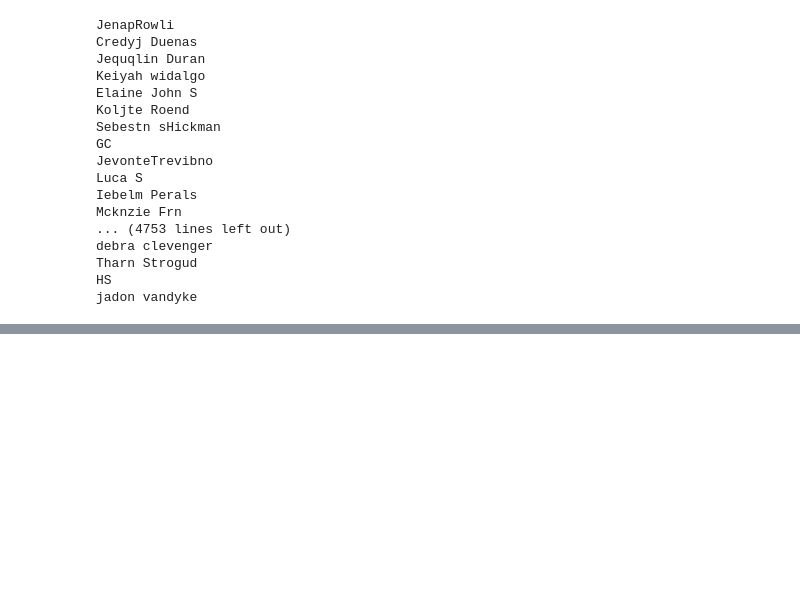
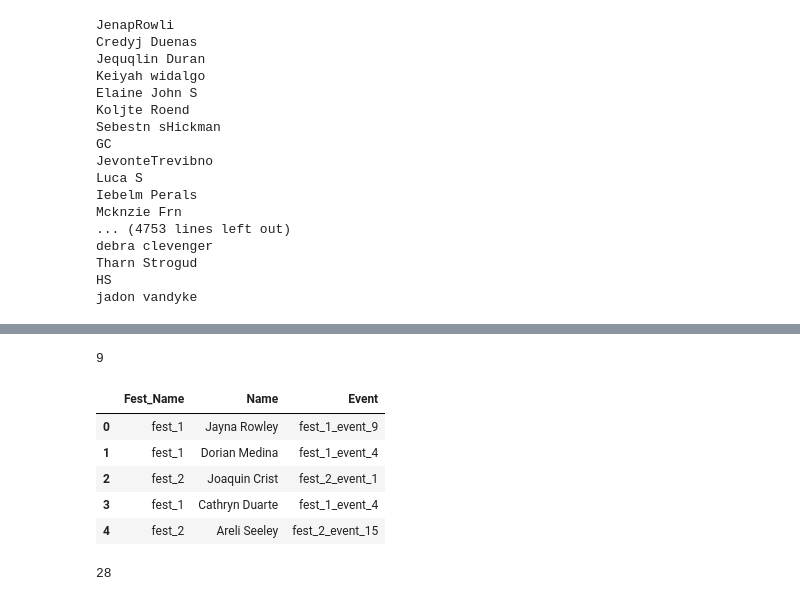
Before and after one commit to Baka-14/MindGraph-Hackathon, a Jupyter notebook: testing.ipynb, the cells around one changed output, grey strips where cells are left out. Cells and saved outputs as stored; diff of their text form; code cells hidden in the pictures; blank space fills up the shorter version.

```diff
--- a/testing.ipynb
+++ b/testing.ipynb
@@ -246,0 +256,22 @@ jadon vandyke
+# %%
+
+#number of unique club events are -:
+#club1 3 club2 3 club3 3
+n=len(pd.unique(df_club['Event']))
+print(n)
+# %% [output]
+9
+# %%
+df_prarticipants.head()
+# %% [output]
+|  | Fest_Name | Name | Event |
+| 0 | fest_1 | Jayna Rowley | fest_1_event_9 |
+| 1 | fest_1 | Dorian Medina | fest_1_event_4 |
+| 2 | fest_2 | Joaquin Crist | fest_2_event_1 |
+| 3 | fest_1 | Cathryn Duarte | fest_1_event_4 |
+| 4 | fest_2 | Areli Seeley | fest_2_event_15 |
+# %%
+n=len(pd.unique(df_prarticipants['Event']))
+print(n)
+# %% [output]
+28
```
Also changed, not shown: parts of 7 cells of this notebook, 6 other files.
